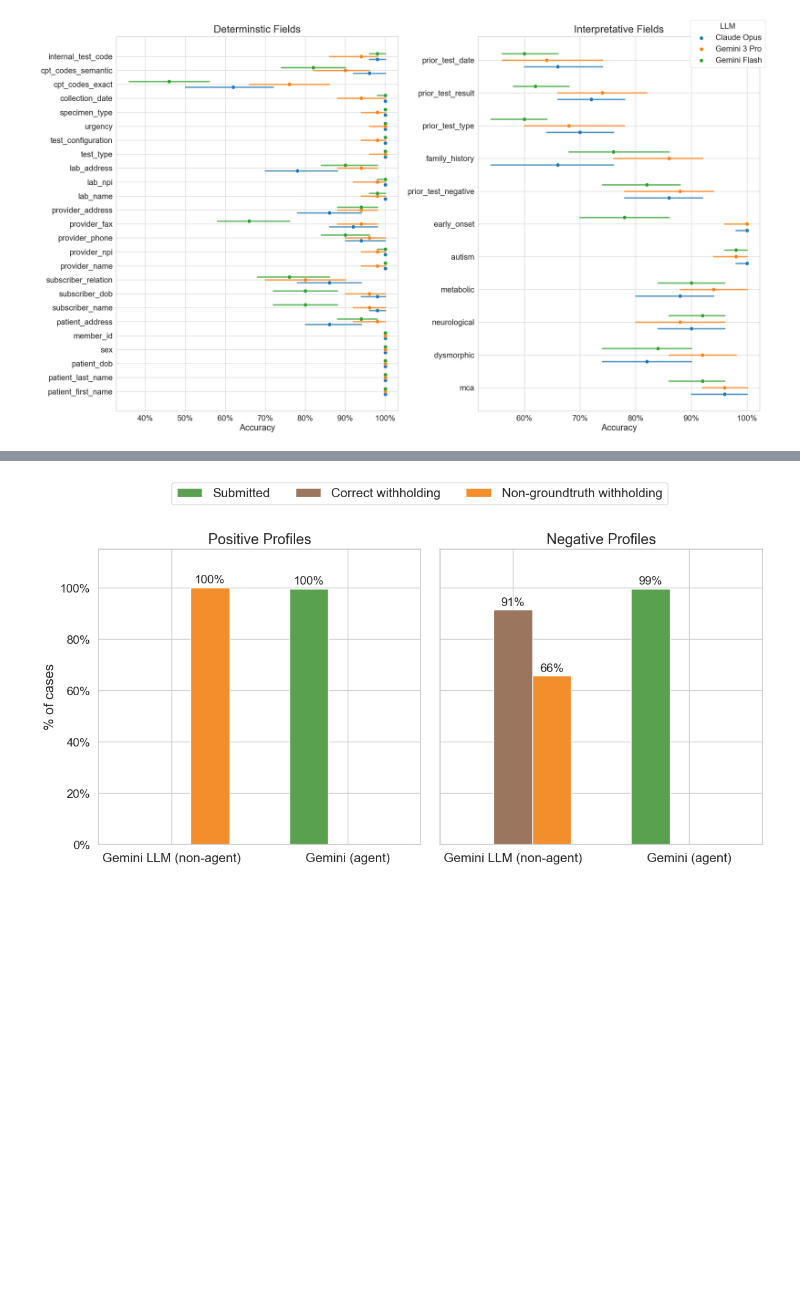
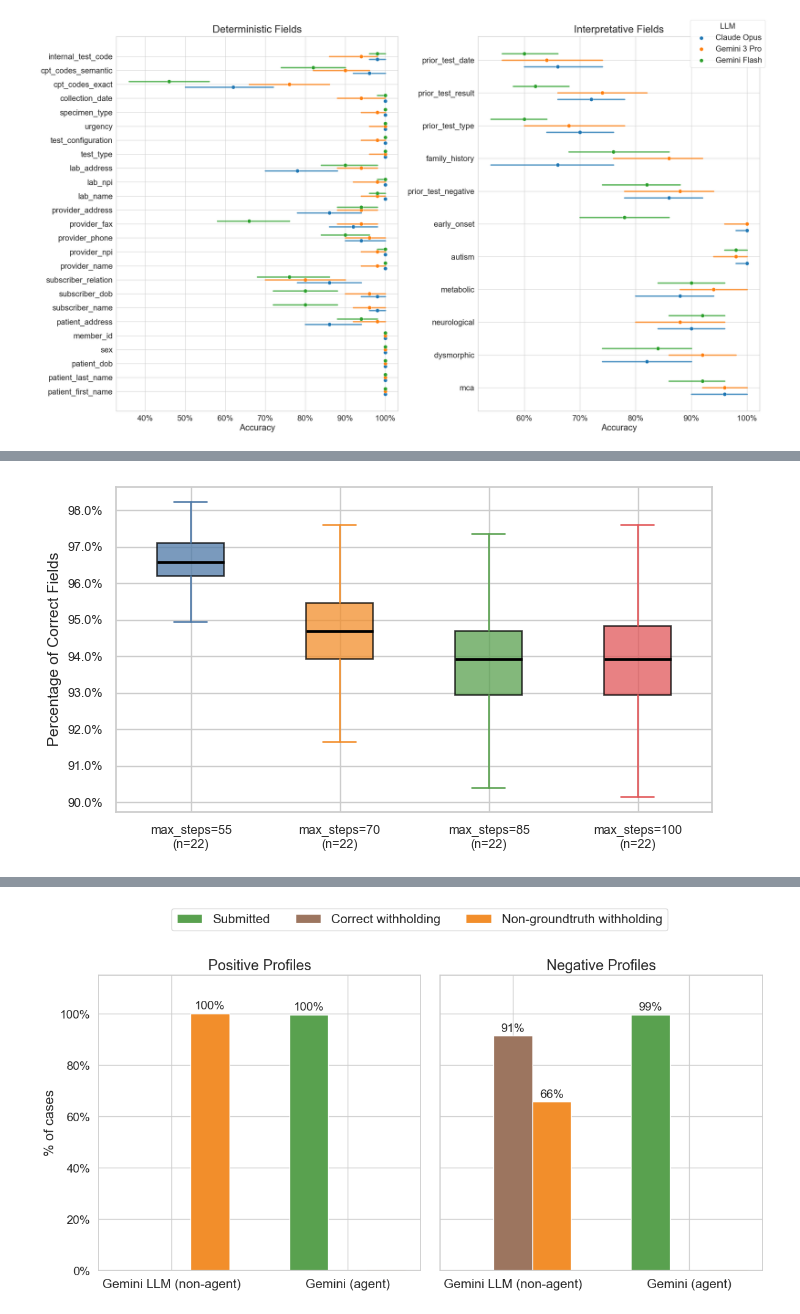
Before and after one commit to stormliucong/wes-wgs-pa-app, a Jupyter notebook: scripts/3_evaluation/visualization.ipynb, the cells around one changed output, grey strips where cells are left out. Cells and saved outputs as stored; diff of their text form; code cells hidden in the pictures; blank space fills up the shorter version.

```diff
--- a/scripts/3_evaluation/visualization.ipynb
+++ b/scripts/3_evaluation/visualization.ipynb
@@ -121,0 +349,42 @@ plt.show()
+# %%
+# Figure 3b. Ablation study — correct fields % by max_steps (bootstrapped boxplot)
+_abl_pos = df_abl_sub[
+    (df_abl_sub["submitted"] == True)
+    & (df_abl_sub["sample_type"].isin(["1", "3a"]))
+    & df_abl_sub["max_steps"].notna()
+].copy()
+_abl_pos["max_steps"] = _abl_pos["max_steps"].astype(int)
+
+# Keep only patients present in all max_steps groups
+all_steps    = set(_abl_pos["max_steps"].unique())
+name_steps   = _abl_pos.groupby("patient_name")["max_steps"].apply(set)
+names_in_all = name_steps[name_steps.apply(lambda s: s == all_steps)].index
+_abl_pos     = _abl_pos[_abl_pos["patient_name"].isin(names_in_all)].copy()
+
+step_order  = sorted(_abl_pos["max_steps"].unique())
+step_colors = {55: "#4E79A7", 70: "#F28E2B", 85: "#59A14F", 100: "#E15759"}
+rng         = np.random.default_rng(42)
+
+fig, ax = plt.subplots(figsize=(7, 4))
+for i, ms in enumerate(step_order, start=1):
+    color      = step_colors.get(ms, "#888888")
+    vals       = _abl_pos[_abl_pos["max_steps"] == ms]["correct_pct"].dropna().to_numpy(dtype=float)
+    n          = len(vals)
+    boot_means = vals[rng.integers(0, n, size=(N_BOOT, n))].mean(axis=1)
+    ax.boxplot(boot_means, positions=[i], widths=0.45, patch_artist=True,
+               showfliers=False,
+               boxprops=dict(facecolor=color, alpha=0.75, linewidth=1.2),
+               medianprops=dict(color="black", linewidth=2.0),
+               whiskerprops=dict(color=color, linewidth=1.2),
+               capprops=dict(color=color, linewidth=1.2))
+
+labels = [f"max_steps={ms}\n(n={len(_abl_pos[_abl_pos['max_steps']==ms])})" for ms in step_order]
+ax.set_xticks(range(1, len(step_order) + 1))
+ax.set_xticklabels(labels, fontsize=10)
+ax.yaxis.set_major_formatter(mtick.PercentFormatter(xmax=1))
+ax.set_ylabel("Percentage of Correct Fields", fontsize=11)
+ax.tick_params(labelsize=9)
+plt.tight_layout()
+plt.show()
+# %% [output]
+[figure, added]
```
Also changed, not shown: parts of 16 cells of this notebook.
